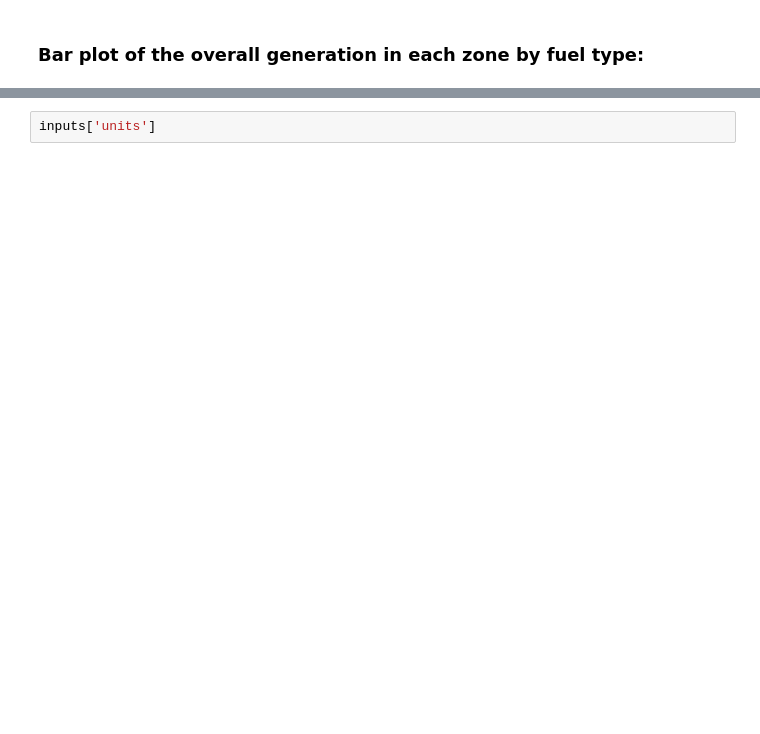
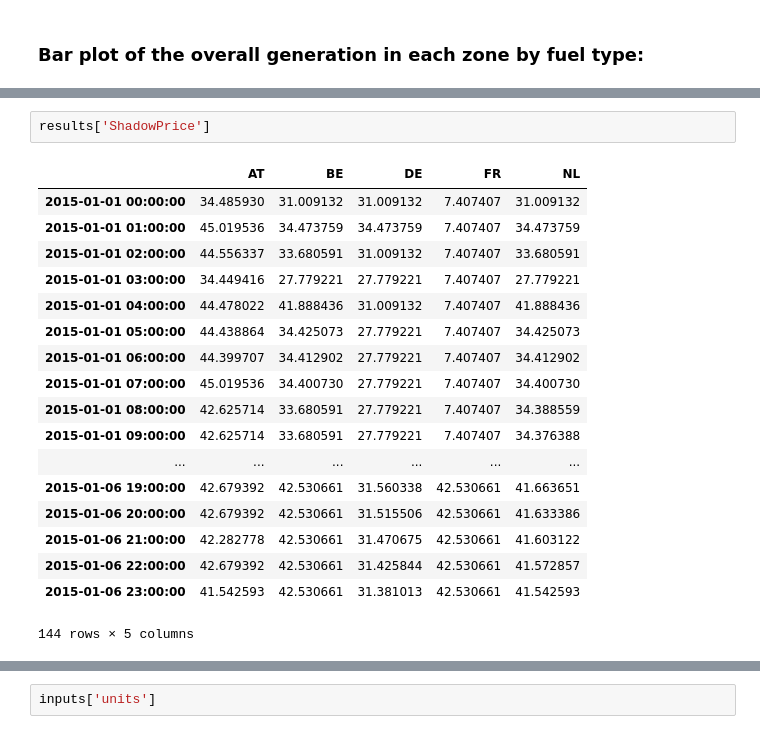
Before and after one commit to Matzee/Dispa-SET, a Jupyter notebook: scripts/Read_results_notebook.ipynb, the cells around one changed output, grey strips where cells are left out. Cells and saved outputs as stored; diff of their text form; blank space fills up the shorter version.

```diff
--- a/scripts/Read_results_notebook.ipynb
+++ b/scripts/Read_results_notebook.ipynb
@@ -122,0 +110,21 @@ results['ShadowPrice'].plot()
+# %%
+results['ShadowPrice']
+# %% [output]
+|  | AT | BE | DE | FR | NL |
+| 2015-01-01 00:00:00 | 34.485930 | 31.009132 | 31.009132 | 7.407407 | 31.009132 |
+| 2015-01-01 01:00:00 | 45.019536 | 34.473759 | 34.473759 | 7.407407 | 34.473759 |
+| 2015-01-01 02:00:00 | 44.556337 | 33.680591 | 31.009132 | 7.407407 | 33.680591 |
+| 2015-01-01 03:00:00 | 34.449416 | 27.779221 | 27.779221 | 7.407407 | 27.779221 |
+| 2015-01-01 04:00:00 | 44.478022 | 41.888436 | 31.009132 | 7.407407 | 41.888436 |
+| 2015-01-01 05:00:00 | 44.438864 | 34.425073 | 27.779221 | 7.407407 | 34.425073 |
+| 2015-01-01 06:00:00 | 44.399707 | 34.412902 | 27.779221 | 7.407407 | 34.412902 |
+| 2015-01-01 07:00:00 | 45.019536 | 34.400730 | 27.779221 | 7.407407 | 34.400730 |
+| 2015-01-01 08:00:00 | 42.625714 | 33.680591 | 27.779221 | 7.407407 | 34.388559 |
+| 2015-01-01 09:00:00 | 42.625714 | 33.680591 | 27.779221 | 7.407407 | 34.376388 |
+| ... | ... | ... | ... | ... | ... |
+| 2015-01-06 19:00:00 | 42.679392 | 42.530661 | 31.560338 | 42.530661 | 41.663651 |
+| 2015-01-06 20:00:00 | 42.679392 | 42.530661 | 31.515506 | 42.530661 | 41.633386 |
+| 2015-01-06 21:00:00 | 42.282778 | 42.530661 | 31.470675 | 42.530661 | 41.603122 |
+| 2015-01-06 22:00:00 | 42.679392 | 42.530661 | 31.425844 | 42.530661 | 41.572857 |
+| 2015-01-06 23:00:00 | 41.542593 | 42.530661 | 31.381013 | 42.530661 | 41.542593 |
+144 rows × 5 columns
```
Also changed, not shown: parts of 12 cells of this notebook, 10 other files.
